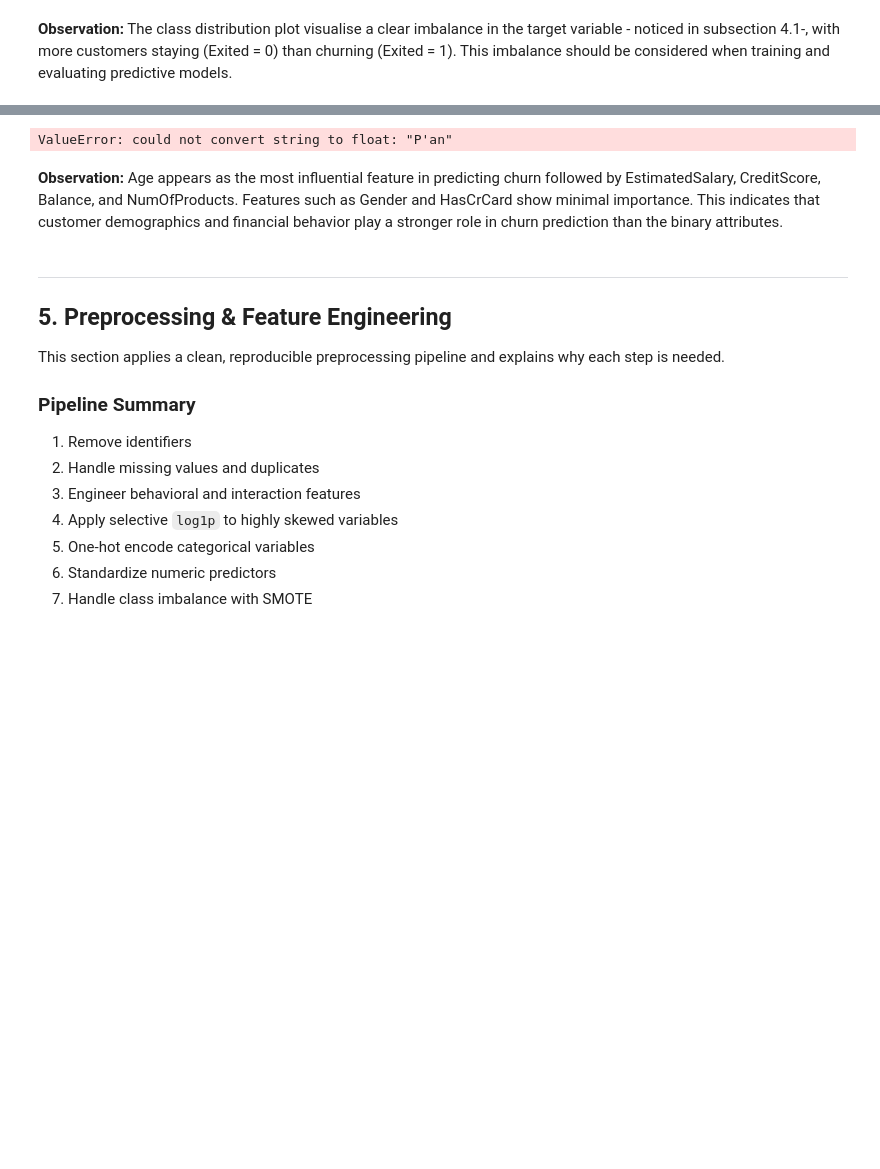
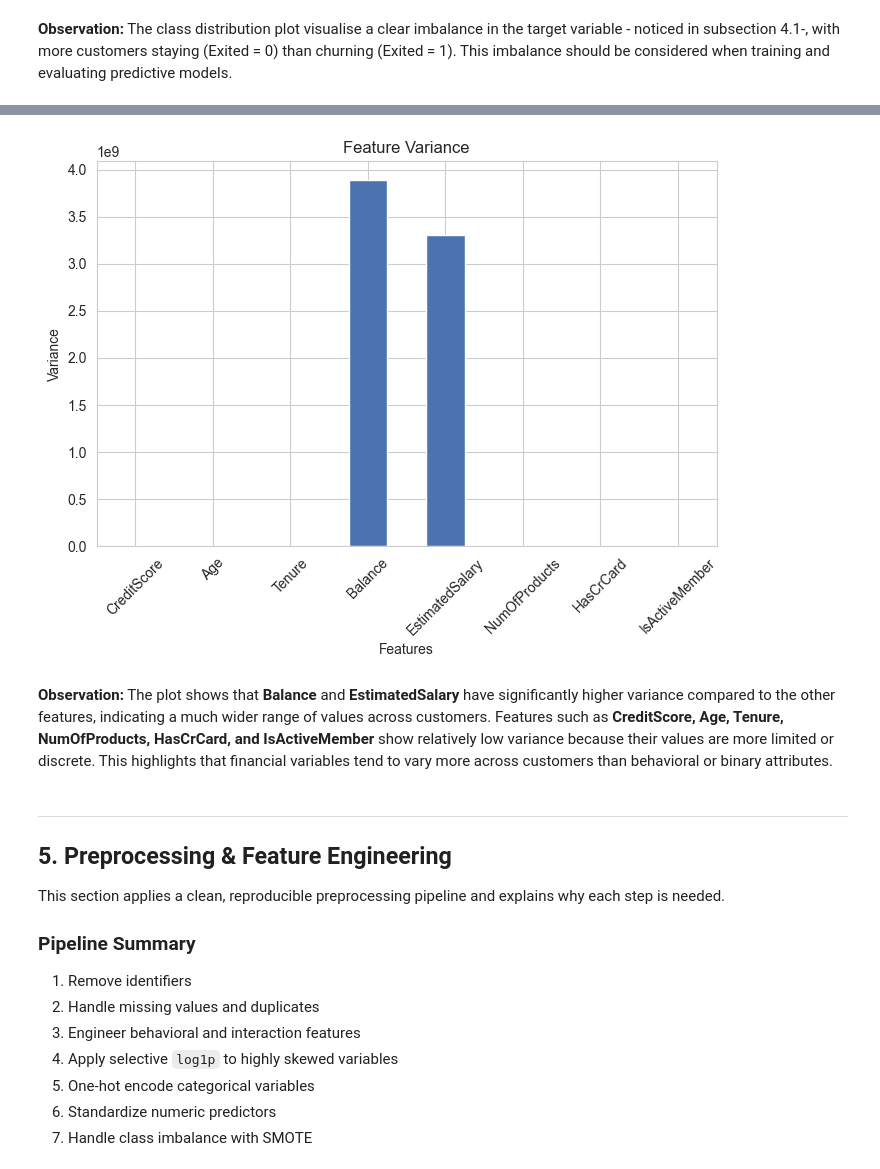
Before and after one commit to itsWesam/SWE485-Project-Group4, a Jupyter notebook: Phase1_Data_Exploration.ipynb, the cells around one changed output, grey strips where cells are left out. Cells and saved outputs as stored; diff of their text form; code cells hidden in the pictures; blank space fills up the shorter version.

Commit message:
fix: feature importance plot

```diff
--- a/Phase1_Data_Exploration.ipynb
+++ b/Phase1_Data_Exploration.ipynb
@@ -636,21 +635,33 @@ We use it to identify the most influential features affecting churn and to bette
 # %%
 import matplotlib.pyplot as plt
 
-feature_scores = df.corr(numeric_only=True)['Exited'].drop('Exited').abs()
+selected_features = [
+    'CreditScore',
+    'Age',
+    'Tenure',
+    'Balance',
+    'EstimatedSalary',
+    'NumOfProducts',
+    'HasCrCard',
+    'IsActiveMember',
 
-plt.figure(figsize=(8,6))
-feature_scores.sort_values(ascending=False).head(10).plot(
-    kind='barh',
-    color='#4C72B0'
-)
+]
 
-plt.title("Preliminary Feature Importance")
-plt.gca().invert_yaxis()
+variance = df[selected_features].var()
+
+plt.figure(figsize=(8,5))
+variance.plot(kind='bar', color='#4C72B0')
+
+plt.title("Feature Variance")
+plt.xlabel("Features")
+plt.ylabel("Variance")
+plt.xticks(rotation=45)
+
 plt.show()
 # %% [output]
-ValueError: could not convert string to float: "P'an"
+[figure, added]
-# %% [markdown]
-**Observation:**  Age appears as the most influential feature in predicting churn followed by EstimatedSalary, CreditScore, Balance, and NumOfProducts. Features such as Gender and HasCrCard show minimal importance. This indicates that customer demographics and financial behavior play a stronger role in churn prediction than the binary attributes.
+# %% [markdown]
+**Observation:**  The plot shows that **Balance** and **EstimatedSalary** have significantly higher variance compared to the other features, indicating a much wider range of values across customers. Features such as **CreditScore, Age, Tenure, NumOfProducts, HasCrCard, and IsActiveMember** show relatively low variance because their values are more limited or discrete. This highlights that financial variables tend to vary more across customers than behavioral or binary attributes.
 # %% [markdown]
 ---
 
```
Also changed, not shown: parts of 2 cells of this notebook.
